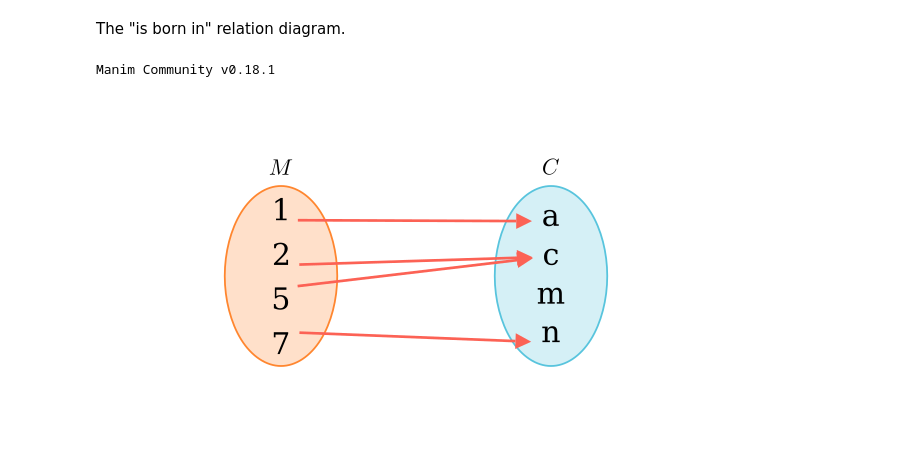
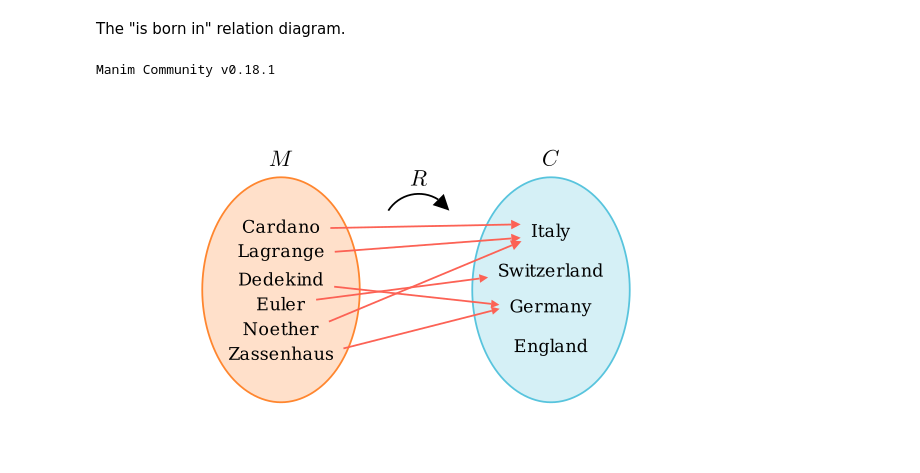
Before and after one commit to PhotonicGluon/NZQRC-Book, a Jupyter notebook: code/image_generation/part-0.ipynb, the cells around one changed output. Cells and saved outputs as stored; diff of their text form; code cells hidden in the pictures.

Commit message:
Create the `is-born-in.png` diagram for section 3.1

```diff
--- a/code/image_generation/part-0.ipynb
+++ b/code/image_generation/part-0.ipynb
@@ -32,48 +32,68 @@ The "is born in" relation diagram.
 
 # TODO: Continue working on this
 
+M_FONT_SIZE = 28
+C_FONT_SIZE = 28
+
+ARROW_STROKE_WIDTH = 4
+ARROW_TIP_RATIO = 0.05
+
 class RelationDiagram(Scene):
     def construct(self):
         # Create the ellipses
-        ellipse_m = Ellipse(width=2.5, height=4, color=ORANGE)
+        ellipse_m = Ellipse(width=3.5, height=5, color=ORANGE)
         ellipse_m.set_fill(ORANGE, opacity=0.25)
-        ellipse_c = Ellipse(width=2.5, height=4, color=BLUE)
+        ellipse_c = Ellipse(width=3.5, height=5, color=BLUE)
         ellipse_c.set_fill(BLUE, opacity=0.25)
 
         # Position the ellipses
         ellipse_m.shift(LEFT * 3)
         ellipse_c.shift(RIGHT * 3)
 
         # Create labels for the ellipses
         label_m = MathTex("M", color=BLACK).next_to(ellipse_m, UP)
         label_c = MathTex("C", color=BLACK).next_to(ellipse_c, UP)
 
         # Create elements for set M
         elements_m = VGroup(
-            Text("1", color=BLACK),
-            Text("2", color=BLACK),
-            Text("5", color=BLACK),
-            Text("7", color=BLACK)
-        ).arrange(DOWN, buff=0.5).move_to(ellipse_m)
+            Text("Cardano", font_size=M_FONT_SIZE, color=BLACK),
+            Text("Lagrange", font_size=M_FONT_SIZE, color=BLACK),
+            Text("Dedekind", font_size=M_FONT_SIZE, color=BLACK),
+            Text("Euler", font_size=M_FONT_SIZE, color=BLACK),
+            Text("Noether", font_size=M_FONT_SIZE, color=BLACK),
+            Text("Zassenhaus", font_size=M_FONT_SIZE, color=BLACK)
+        ).arrange(DOWN, buff=0.25).move_to(ellipse_m)
 
         # Create elements for set C
         elements_c = VGroup(
-            Text("a", color=BLACK),
-            Text("c", color=BLACK),
-            Text("m", color=BLACK),
-            Text("n", color=BLACK)
+            Text("Italy", font_size=C_FONT_SIZE, color=BLACK),
+            Text("Switzerland", font_size=C_FONT_SIZE, color=BLACK),
+            Text("Germany", font_size=C_FONT_SIZE, color=BLACK),
+            Text("England", font_size=C_FONT_SIZE, color=BLACK)
         ).arrange(DOWN, buff=0.5).move_to(ellipse_c)
 
         # Create arrows
         arrows = VGroup(
-            Arrow(elements_m[0], elements_c[0], color=RED),
-            Arrow(elements_m[1], elements_c[1], color=RED),
-            Arrow(elements_m[2], elements_c[1], color=RED),
-            Arrow(elements_m[3], elements_c[3], color=RED)
+            Arrow(elements_m[0], elements_c[0], stroke_width=ARROW_STROKE_WIDTH, max_tip_length_to_length_ratio=ARROW_TIP_RATIO, color=RED),
+            Arrow(elements_m[1], elements_c[0], stroke_width=ARROW_STROKE_WIDTH, max_tip_length_to_length_ratio=ARROW_TIP_RATIO, color=RED),
+            Arrow(elements_m[2], elements_c[2], stroke_width=ARROW_STROKE_WIDTH, max_tip_length_to_length_ratio=ARROW_TIP_RATIO, color=RED),
+            Arrow(elements_m[3], elements_c[1], stroke_width=ARROW_STROKE_WIDTH, max_tip_length_to_length_ratio=ARROW_TIP_RATIO, color=RED),
+            Arrow(elements_m[4], elements_c[0], stroke_width=ARROW_STROKE_WIDTH, max_tip_length_to_length_ratio=ARROW_TIP_RATIO, color=RED),
+            Arrow(elements_m[5], elements_c[2], stroke_width=ARROW_STROKE_WIDTH, max_tip_length_to_length_ratio=ARROW_TIP_RATIO, color=RED)
         )
 
+        # Add relation label above the arrows
+        relation_label = MathTex("R", color=BLACK).next_to(arrows, 3*UP)
+        # Add curved arrow beneath the relation label
+        #refrence a point slightly to the left of the label
+
+        relation_label.add(CurvedArrow(relation_label.get_left() + LEFT * 0.5, relation_label.get_right() + RIGHT * 0.5, stroke_width=ARROW_STROKE_WIDTH, color=BLACK).flip(LEFT).shift(DOWN * 0.35))
+
+
         # Add all elements to the scene
-        self.add(ellipse_m, ellipse_c, label_m, label_c, elements_m, elements_c, arrows)
+        group = Group(ellipse_m, ellipse_c, label_m, label_c, elements_m, elements_c, arrows, relation_label)
+        group.center()
+        self.add(group)
 # %% [output]
 Manim Community v0.18.1
-[figure, old version]
+[figure, new version]
```
Also changed, not shown: 3 other files.
